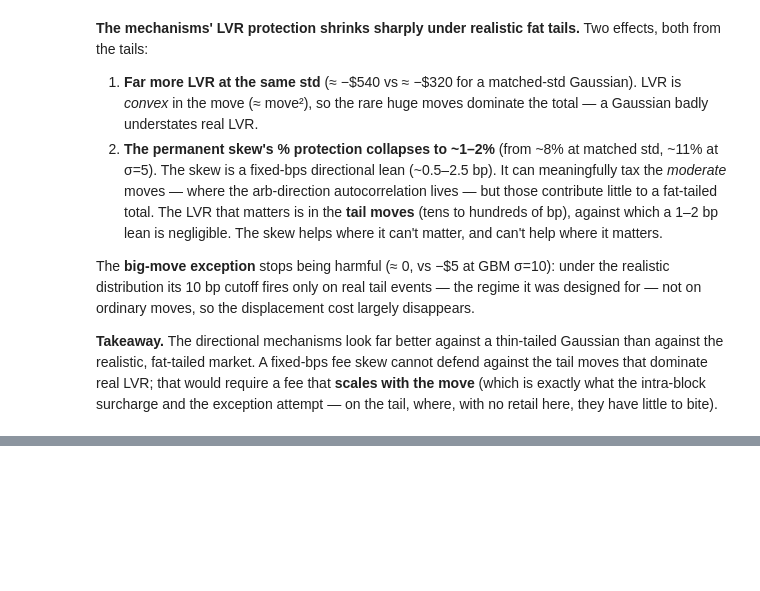
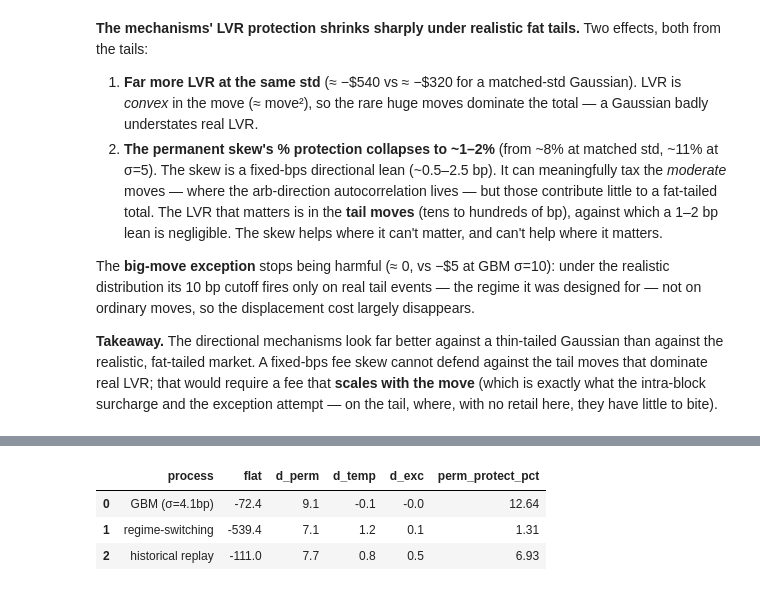
Before and after one commit to wanxinwanxin/amm-gym, a Jupyter notebook: presentation/arb_only_lvr_lab.ipynb, the cells around one changed output, grey strips where cells are left out. Drawn from its saved outputs; the diff is of its cells as text; code cells hidden in the pictures; blank space fills up the shorter version.

```diff
--- a/presentation/arb_only_lvr_lab.ipynb
+++ b/presentation/arb_only_lvr_lab.ipynb
@@ -281,0 +343,7 @@ surcharge and the exception attempt — on the tail, where, with no retail here,
+# %%
+L.compare_processes(hist=hist)
+# %% [output]
+|  | process | flat | d_perm | d_temp | d_exc | perm_protect_pct |
+| 0 | GBM (σ=4.1bp) | -72.4 | 9.1 | -0.1 | -0.0 | 12.64 |
+| 1 | regime-switching | -539.4 | 7.1 | 1.2 | 0.1 | 1.31 |
+| 2 | historical replay | -111.0 | 7.7 | 0.8 | 0.5 | 6.93 |
```
Also changed, not shown: parts of 8 cells of this notebook.
